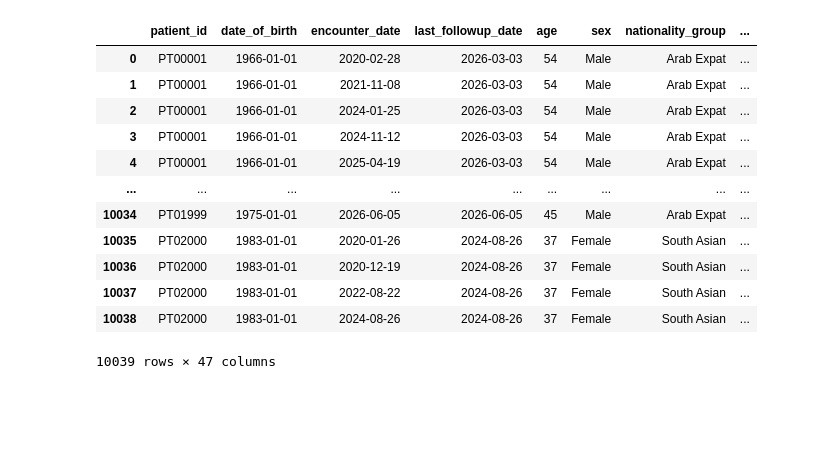
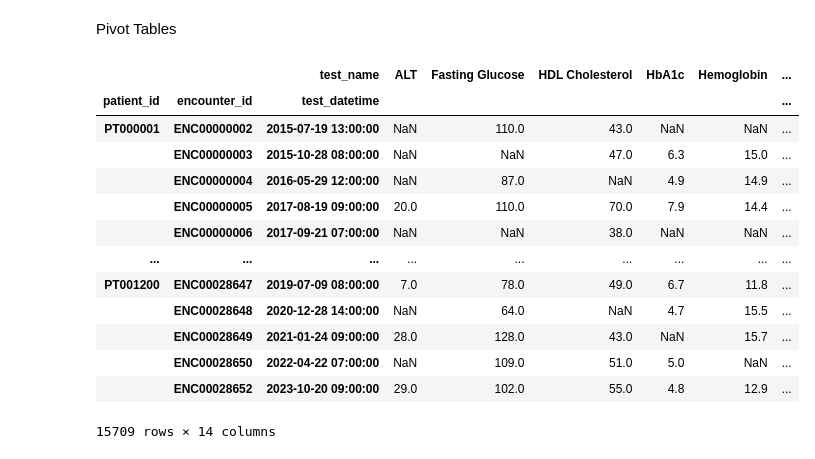
Before and after one commit to ryanr-bio/RSF, a Jupyter notebook: 01_ckm_prevalence_preprocessing.ipynb, the cells around one changed output. Cells and saved outputs as stored; diff of their text form; code cells hidden in the pictures; blank space fills up the shorter version.

```diff
--- a/01_ckm_prevalence_preprocessing.ipynb
+++ b/01_ckm_prevalence_preprocessing.ipynb
@@ -1,19 +1,11 @@
 # %%
 import pandas as pd
 # %%
-data = pd.read_csv(r'C:\Users\HP\Desktop\Projects - Data Analysis\RSF\ckm_raw_ehr_v4.csv')
-data
+filepath = r"C:\Users\HP\Desktop\Projects - Data Analysis\RSF\CKM_Dummy_EHR_Dataset.xlsx"
+total_data = pd.ExcelFile(path_or_buffer= filepath)
+
+sheet_dict = dict()
+for sheetname in total_data.sheet_names:
+    sheet_dict[sheetname] = total_data.parse(sheet_name= sheetname)
-# %% [output]
-|  | patient_id | date_of_birth | encounter_date | last_followup_date | age | sex | nationality_group | ... |
-| 0 | PT00001 | 1966-01-01 | 2020-02-28 | 2026-03-03 | 54 | Male | Arab Expat | ... |
-| 1 | PT00001 | 1966-01-01 | 2021-11-08 | 2026-03-03 | 54 | Male | Arab Expat | ... |
-| 2 | PT00001 | 1966-01-01 | 2024-01-25 | 2026-03-03 | 54 | Male | Arab Expat | ... |
-| 3 | PT00001 | 1966-01-01 | 2024-11-12 | 2026-03-03 | 54 | Male | Arab Expat | ... |
-| 4 | PT00001 | 1966-01-01 | 2025-04-19 | 2026-03-03 | 54 | Male | Arab Expat | ... |
-| ... | ... | ... | ... | ... | ... | ... | ... | ... |
-| 10034 | PT01999 | 1975-01-01 | 2026-06-05 | 2026-06-05 | 45 | Male | Arab Expat | ... |
-| 10035 | PT02000 | 1983-01-01 | 2020-01-26 | 2024-08-26 | 37 | Female | South Asian | ... |
-| 10036 | PT02000 | 1983-01-01 | 2020-12-19 | 2024-08-26 | 37 | Female | South Asian | ... |
-| 10037 | PT02000 | 1983-01-01 | 2022-08-22 | 2024-08-26 | 37 | Female | South Asian | ... |
-| 10038 | PT02000 | 1983-01-01 | 2024-08-26 | 2024-08-26 | 37 | Female | South Asian | ... |
-10039 rows × 47 columns
+# %%
+patient_data, encounter_data, vitals_data, lab_test_data, diagnosis_data, medications_data, history_data, procedures_data = sheet_dict.values()
@@ -19,0 +34,22 @@ data
+# %% [markdown]
+Pivot Tables
+# %%
+pivot_lab = pd.pivot_table(lab_test_data, values= 'result_value_numeric',
+                            index= ['patient_id', 'encounter_id', 'test_datetime'],
+                            columns= 'test_name')
+pivot_lab
+# %% [output]
+|  |  | test_name | ALT | Fasting Glucose | HDL Cholesterol | HbA1c | Hemoglobin | ... |
+| patient_id | encounter_id | test_datetime |  |  |  |  |  | ... |
+| PT000001 | ENC00000002 | 2015-07-19 13:00:00 | NaN | 110.0 | 43.0 | NaN | NaN | ... |
+|  | ENC00000003 | 2015-10-28 08:00:00 | NaN | NaN | 47.0 | 6.3 | 15.0 | ... |
+|  | ENC00000004 | 2016-05-29 12:00:00 | NaN | 87.0 | NaN | 4.9 | 14.9 | ... |
+|  | ENC00000005 | 2017-08-19 09:00:00 | 20.0 | 110.0 | 70.0 | 7.9 | 14.4 | ... |
+|  | ENC00000006 | 2017-09-21 07:00:00 | NaN | NaN | 38.0 | NaN | NaN | ... |
+| ... | ... | ... | ... | ... | ... | ... | ... | ... |
+| PT001200 | ENC00028647 | 2019-07-09 08:00:00 | 7.0 | 78.0 | 49.0 | 6.7 | 11.8 | ... |
+|  | ENC00028648 | 2020-12-28 14:00:00 | NaN | 64.0 | NaN | 4.7 | 15.5 | ... |
+|  | ENC00028649 | 2021-01-24 09:00:00 | 28.0 | 128.0 | 43.0 | NaN | 15.7 | ... |
+|  | ENC00028650 | 2022-04-22 07:00:00 | NaN | 109.0 | 51.0 | 5.0 | NaN | ... |
+|  | ENC00028652 | 2023-10-20 09:00:00 | 29.0 | 102.0 | 55.0 | 4.8 | 12.9 | ... |
+15709 rows × 14 columns
```
Also changed, not shown: parts of 15 cells of this notebook.
